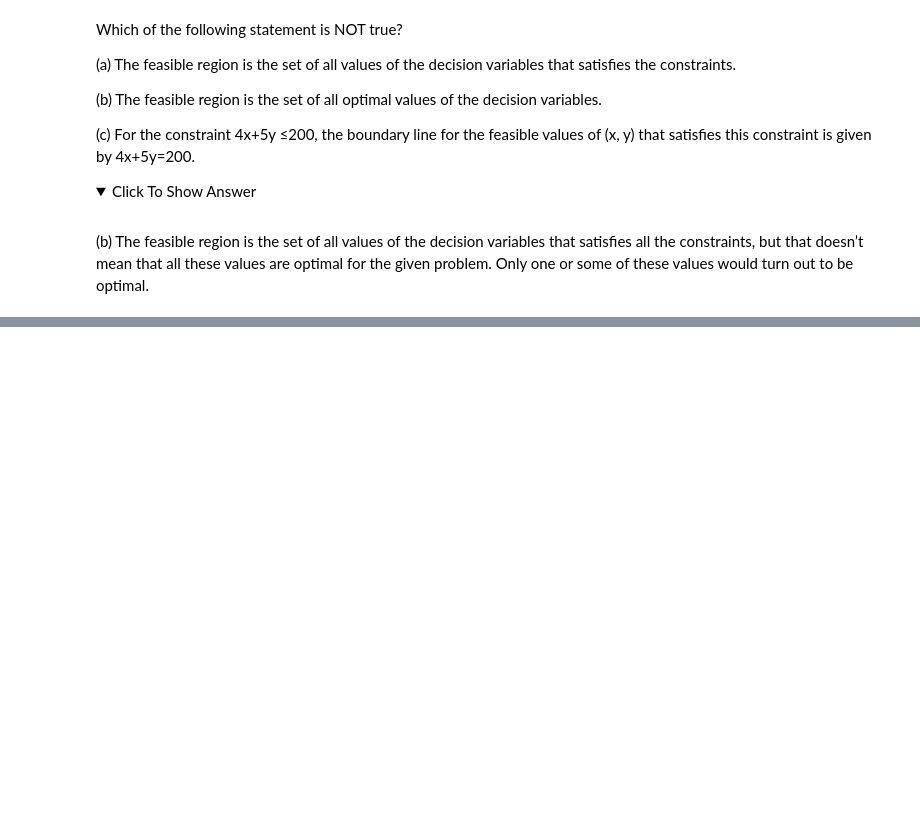
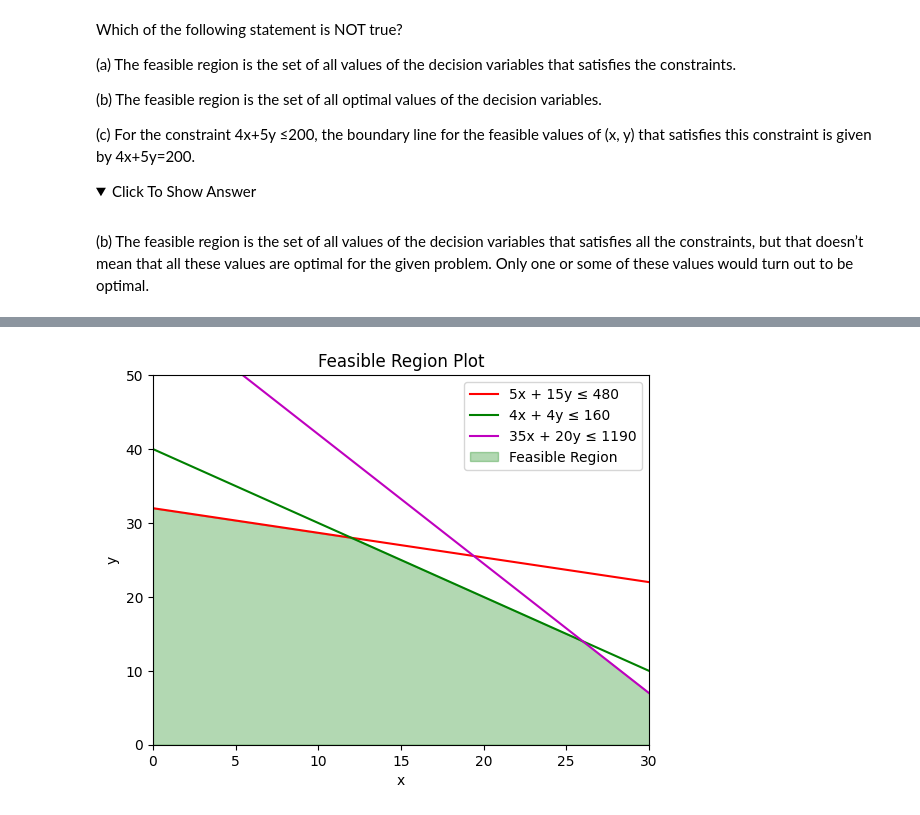
Before and after one commit to HesusG/python-decision-making-support-analysis, a Jupyter notebook: module_1/Graphical_Method.ipynb, the cells around one changed output, grey strips where cells are left out. Drawn from its saved outputs; the diff is of its cells as text; code cells hidden in the pictures; folded sections open; blank space fills up the shorter version.

Commit message:
Graphical Method Completed

```diff
--- a/module_1/Graphical_Method.ipynb
+++ b/module_1/Graphical_Method.ipynb
@@ -217,0 +227,34 @@ Which of the following statement is NOT true?
+# %%
+# Define the range of x values
+x = np.linspace(0, 50, 100)
+
+# Define the constraints
+corn_constraint = (480 - 5*x) / 15
+hops_constraint = (160 - 4*x) / 4
+malt_constraint = (1190 - 35*x) / 20
+
+# Calculate the feasible region
+feasible_region = np.minimum.reduce([corn_constraint, hops_constraint, malt_constraint])
+
+# Plotting the feasible region
+plt.plot(x, corn_constraint, label='5x + 15y ≤ 480', color='r')
+plt.plot(x, hops_constraint, label='4x + 4y ≤ 160', color='g')
+plt.plot(x, malt_constraint, label='35x + 20y ≤ 1190',color='m')
+plt.fill_between(x, 0, feasible_region, where=(feasible_region >= 0), alpha=0.3, color='green', label='Feasible Region')
+
+# Set plot labels and title
+plt.xlabel('x')
+plt.ylabel('y')
+plt.title('Feasible Region Plot')
+
+# Set plot limits
+plt.xlim(0, 30)
+plt.ylim(0, 50)
+
+# Display legend
+plt.legend()
+
+# Show the plot
+plt.show()
+# %% [output]
+[figure, added]
```
Also changed, not shown: parts of 15 cells of this notebook, 1 other file.
